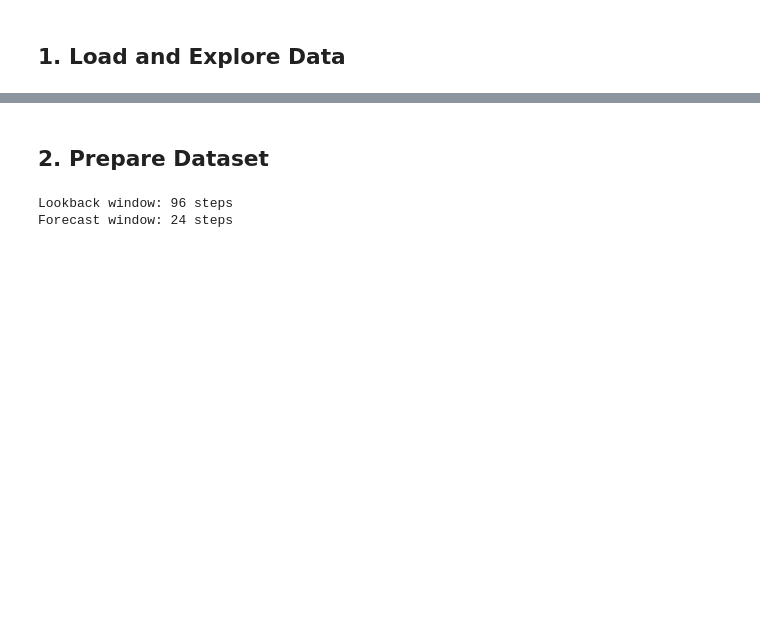
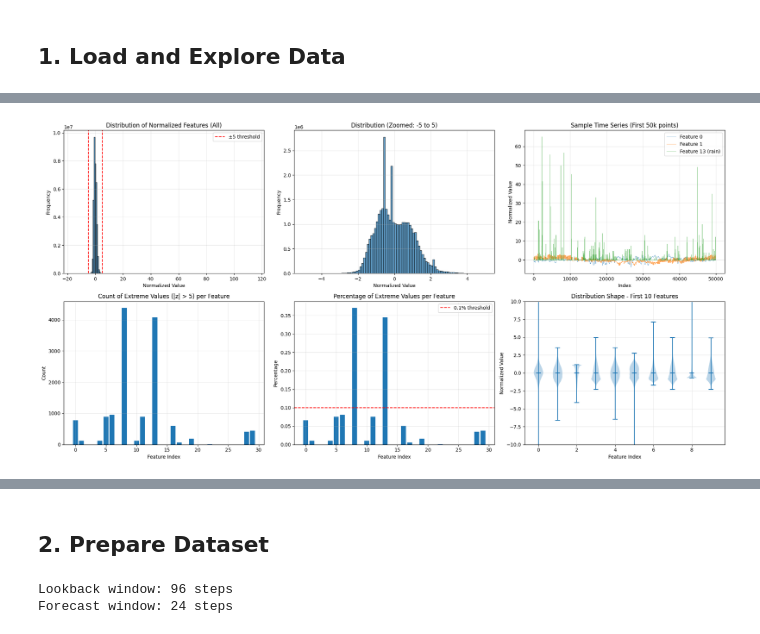
Before and after one commit to ADnocap/Crossview-Attention, a Jupyter notebook: test_model.ipynb, the cells around one changed output, grey strips where cells are left out. Drawn from its saved outputs; the diff is of its cells as text; code cells hidden in the pictures; blank space fills up the shorter version.

```diff
--- a/test_model.ipynb
+++ b/test_model.ipynb
@@ -77,0 +96,87 @@ Number of timesteps: 52703
+# %%
+import matplotlib.pyplot as plt
+import numpy as np
+
+fig = plt.figure(figsize=(20, 10))
+
+# 1. Distribution of normalized data
+ax1 = plt.subplot(2, 3, 1)
+plt.hist(data_normalized.flatten(), bins=200, edgecolor='black', alpha=0.7)
+plt.title('Distribution of Normalized Features (All)')
+plt.xlabel('Normalized Value')
+plt.ylabel('Frequency')
+plt.axvline(x=-5, color='r', linestyle='--', label='±5 threshold')
+plt.axvline(x=5, color='r', linestyle='--')
+plt.legend()
+plt.grid(True, alpha=0.3)
+
+# 2. Zoom in on main distribution
+ax2 = plt.subplot(2, 3, 2)
+plt.hist(data_normalized.flatten(), bins=100, range=(-5, 5), edgecolor='black', alpha=0.7)
+plt.title('Distribution (Zoomed: -5 to 5)')
+plt.xlabel('Normalized Value')
+plt.ylabel('Frequency')
+plt.grid(True, alpha=0.3)
+
+# 3. Time series of key features (sample)
+ax3 = plt.subplot(2, 3, 3)
+sample = 50000
+plt.plot(data_normalized[:sample, 0], label='Feature 0', alpha=0.7, linewidth=0.5)
+plt.plot(data_normalized[:sample, 1], label='Feature 1', alpha=0.7, linewidth=0.5)
+plt.plot(data_normalized[:sample, 13], label='Feature 13 (rain)', alpha=0.7, linewidth=0.5)
+plt.title('Sample Time Series (First 50k points)')
+plt.xlabel('Index')
+plt.ylabel('Normalized Value')
+plt.legend()
+plt.grid(True, alpha=0.3)
+
+# 4. Count extreme values per feature
+ax4 = plt.subplot(2, 3, 4)
+extreme_counts = []
+for i in range(data_normalized.shape[1]):
+    count = np.sum(np.abs(data_normalized[:, i]) > 5)
+    extreme_counts.append(count)
+plt.bar(range(len(extreme_counts)), extreme_counts)
+plt.title('Count of Extreme Values (|z| > 5) per Feature')
+plt.xlabel('Feature Index')
+plt.ylabel('Count')
+plt.grid(True, alpha=0.3)
+
+# 5. Percentage of extreme values
+ax5 = plt.subplot(2, 3, 5)
+extreme_pct = [(count / len(data_normalized)) * 100 for count in extreme_counts]
+plt.bar(range(len(extreme_pct)), extreme_pct)
+plt.title('Percentage of Extreme Values per Feature')
+plt.xlabel('Feature Index')
+plt.ylabel('Percentage')
+plt.axhline(y=0.1, color='r', linestyle='--', label='0.1% threshold')
+plt.legend()
+plt.grid(True, alpha=0.3)
+
+# 6. Feature-wise distributions
+ax6 = plt.subplot(2, 3, 6)
+plt.violinplot([data_normalized[:, i] for i in range(min(10, data_normalized.shape[1]))],
+               positions=range(min(10, data_normalized.shape[1])),
+               showmeans=True, showextrema=True)
+plt.title('Distribution Shape - First 10 Features')
+plt.xlabel('Feature Index')
+plt.ylabel('Normalized Value')
+plt.ylim(-10, 10)
+plt.grid(True, alpha=0.3)
+
+plt.tight_layout()
+plt.show()
+
+# Detailed statistics
+print("\n=== EXTREME VALUE ANALYSIS ===")
+print(f"Max normalized value: {data_normalized.max():.2f}")
+print(f"Min normalized value: {data_normalized.min():.2f}")
+print(f"\nFeatures with most extreme values (|z| > 5):")
+feature_names = df.columns[1:].tolist()
+for i in np.argsort(extreme_counts)[-5:][::-1]:
+    pct = (extreme_counts[i] / len(data_normalized)) * 100
+    print(f"  {feature_names[i]}: {extreme_counts[i]} values ({pct:.3f}%)")
+
+print(f"\nTotal extreme values: {sum(extreme_counts)} ({(sum(extreme_counts) / data_normalized.size) * 100:.3f}% of all data)")
+# %% [output]
+[figure, added]
```
Also changed, not shown: parts of 14 cells of this notebook, 1 other file.
